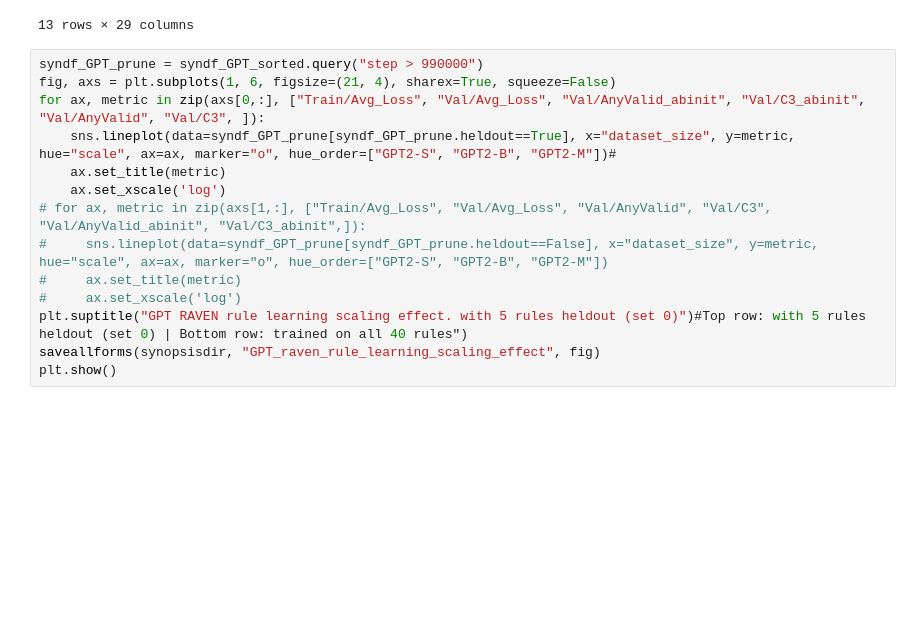
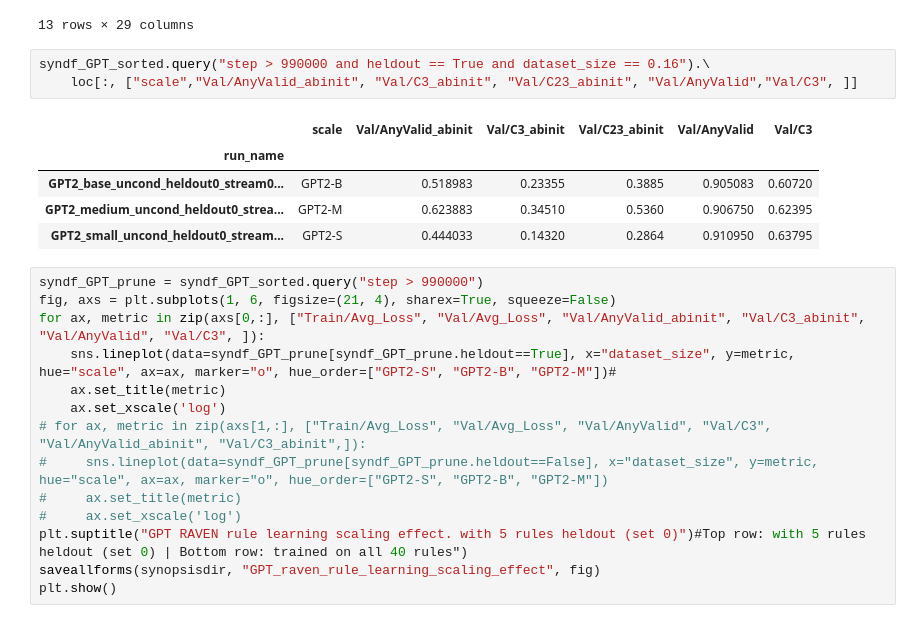
Before and after one commit to Animadversio/DiffusionReasoning, a Jupyter notebook: notebooks/Autoregressive_model_Family_final_synopsis.ipynb, the cells around one changed output. Drawn from its saved outputs; the diff is of its cells as text; blank space fills up the shorter version.

```diff
--- a/notebooks/Autoregressive_model_Family_final_synopsis.ipynb
+++ b/notebooks/Autoregressive_model_Family_final_synopsis.ipynb
@@ -178,6 +178,15 @@ syndf_GPT_sorted.query("step > 990000")
 | GPT2_medium_uncond_heldout0_strea... | 0.174219 | 0.212783 | 0.823383 | 0.719683 | 24.921097 | 0.90330 | 0.17455 | ... |
 | GPT2_small_uncond_heldout0_stream... | 0.178639 | 0.305875 | 0.841400 | 0.698017 | 26.340987 | 0.89550 | 0.13000 | ... |
 13 rows × 29 columns
+# %%
+syndf_GPT_sorted.query("step > 990000 and heldout == True and dataset_size == 0.16").\
+    loc[:, ["scale","Val/AnyValid_abinit", "Val/C3_abinit", "Val/C23_abinit", "Val/AnyValid","Val/C3", ]]
+# %% [output]
+|  | scale | Val/AnyValid_abinit | Val/C3_abinit | Val/C23_abinit | Val/AnyValid | Val/C3 |
+| run_name |  |  |  |  |  |  |
+| GPT2_base_uncond_heldout0_stream0... | GPT2-B | 0.518983 | 0.23355 | 0.3885 | 0.905083 | 0.60720 |
+| GPT2_medium_uncond_heldout0_strea... | GPT2-M | 0.623883 | 0.34510 | 0.5360 | 0.906750 | 0.62395 |
+| GPT2_small_uncond_heldout0_stream... | GPT2-S | 0.444033 | 0.14320 | 0.2864 | 0.910950 | 0.63795 |
 # %%
 syndf_GPT_prune = syndf_GPT_sorted.query("step > 990000")
 fig, axs = plt.subplots(1, 6, figsize=(21, 4), sharex=True, squeeze=False)
```
Also changed, not shown: 2 other files.
